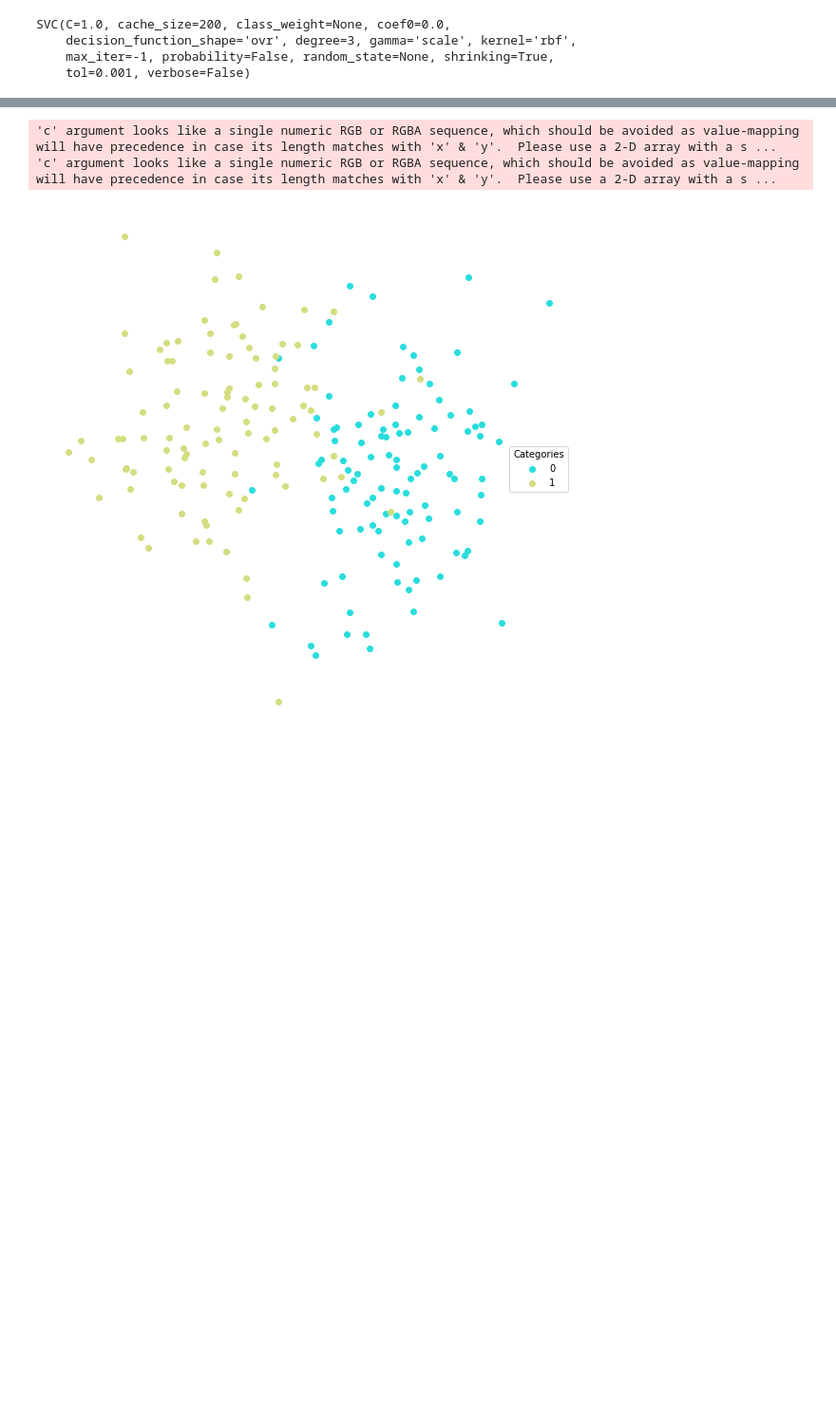
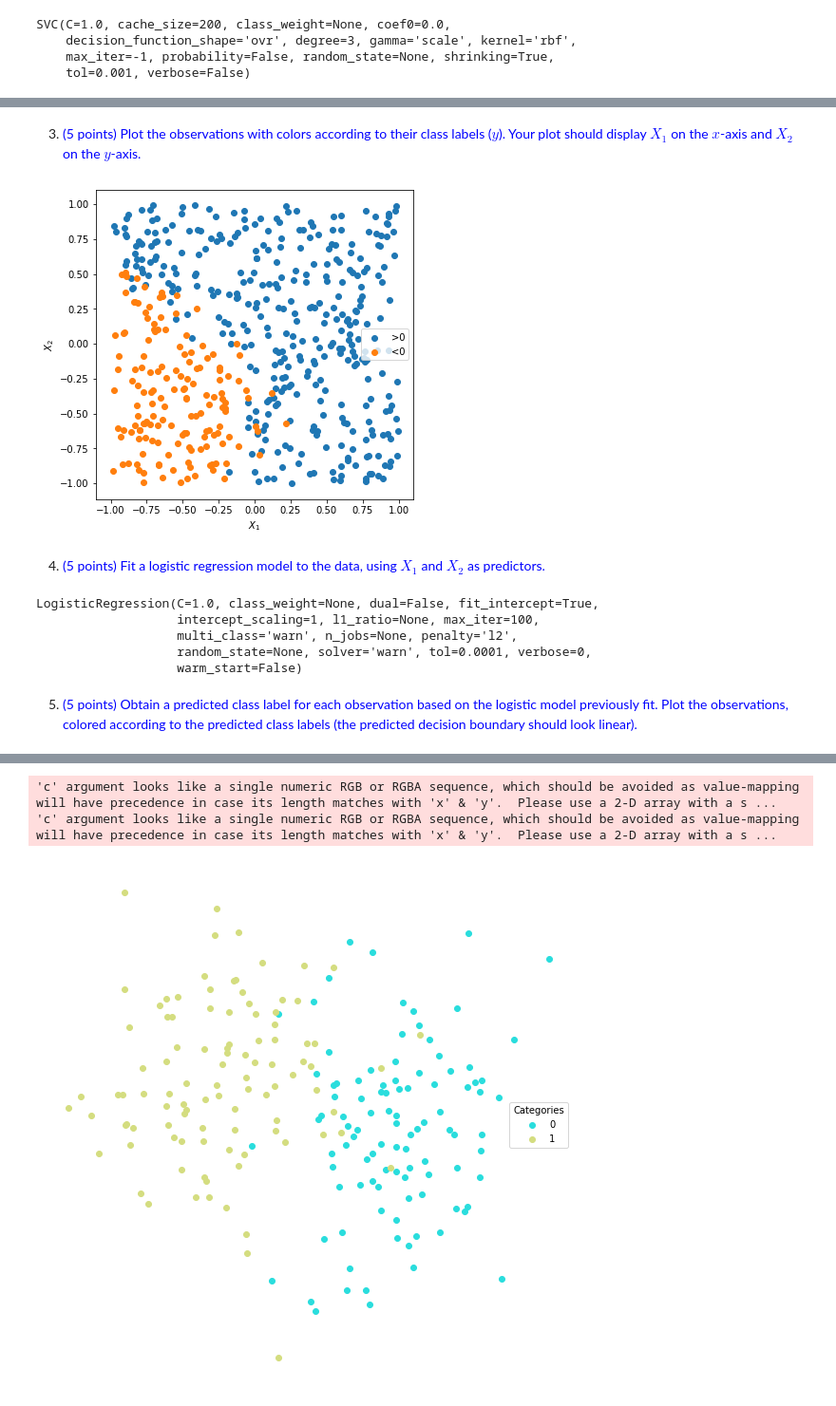
Before and after one commit to anuraag94/problem-set-6, a Jupyter notebook: Regina_Catipon_HW6.ipynb, the cells around one changed output, grey strips where cells are left out. Shown: that part at 95% size. Saved outputs shown, nothing was run; the diff lists cells and outputs as text; code cells hidden in the pictures; blank space fills up the shorter version.

```diff
--- a/Regina_Catipon_HW6.ipynb
+++ b/Regina_Catipon_HW6.ipynb
@@ -229,0 +140,26 @@ In class we learned that in the case of data that is just barely linearly separa
+# %%
+#set X1 and X2
+
+x1 = np.random.uniform(-1,1, 500)
+x2 = np.random.uniform(-1,1, 500)
+# %%
+# generate data
+epsilon = np.random.uniform(0,0.5, 500)
+y = x1 + x2 + x2**2 + epsilon
+# %% [markdown]
+3. <span style="color:blue">(5 points) Plot the observations with colors according to their class labels ($y$). Your plot should display $X_1$ on the $x$-axis and $X_2$ on the $y$-axis.
+# %%
+fig, ax = plt.subplots(figsize = (6,6))
+pallet = seaborn.color_palette(palette='rainbow', n_colors= 2)
+ax.scatter(x1[y >= 0],x2[y >= 0])
+ax.scatter(x1[y <= 0],x2[y <= 0])
+ax.legend(['>0','<0'], loc = 'center right')
+ax.axis('on')
+plt.xlabel('$X_1$')
+plt.ylabel('$X_2$')
+plt.show()
+plt.close()
+# %% [output]
+[figure, added]
+# %% [markdown]
+4. <span style="color:blue">(5 points) Fit a logistic regression model to the data, using $X_1$ and $X_2$ as predictors.
@@ -229,0 +169,13 @@ In class we learned that in the case of data that is just barely linearly separa
+# %%
+from sklearn.linear_model import LogisticRegression
+log_reg = (sklearn.linear_model.LogisticRegression())
+
+log_reg.fit(linear_prep, y >= 0)
+# %% [output]
+LogisticRegression(C=1.0, class_weight=None, dual=False, fit_intercept=True,
+                   intercept_scaling=1, l1_ratio=None, max_iter=100,
+                   multi_class='warn', n_jobs=None, penalty='l2',
+                   random_state=None, solver='warn', tol=0.0001, verbose=0,
+                   warm_start=False)
+# %% [markdown]
+5. <span style="color:blue">(5 points) Obtain a predicted class label for each observation based on the logistic model previously fit. Plot the observations, colored according to the predicted class labels (the predicted decision boundary should look linear).
```
Also changed, not shown: parts of 64 cells of this notebook.
